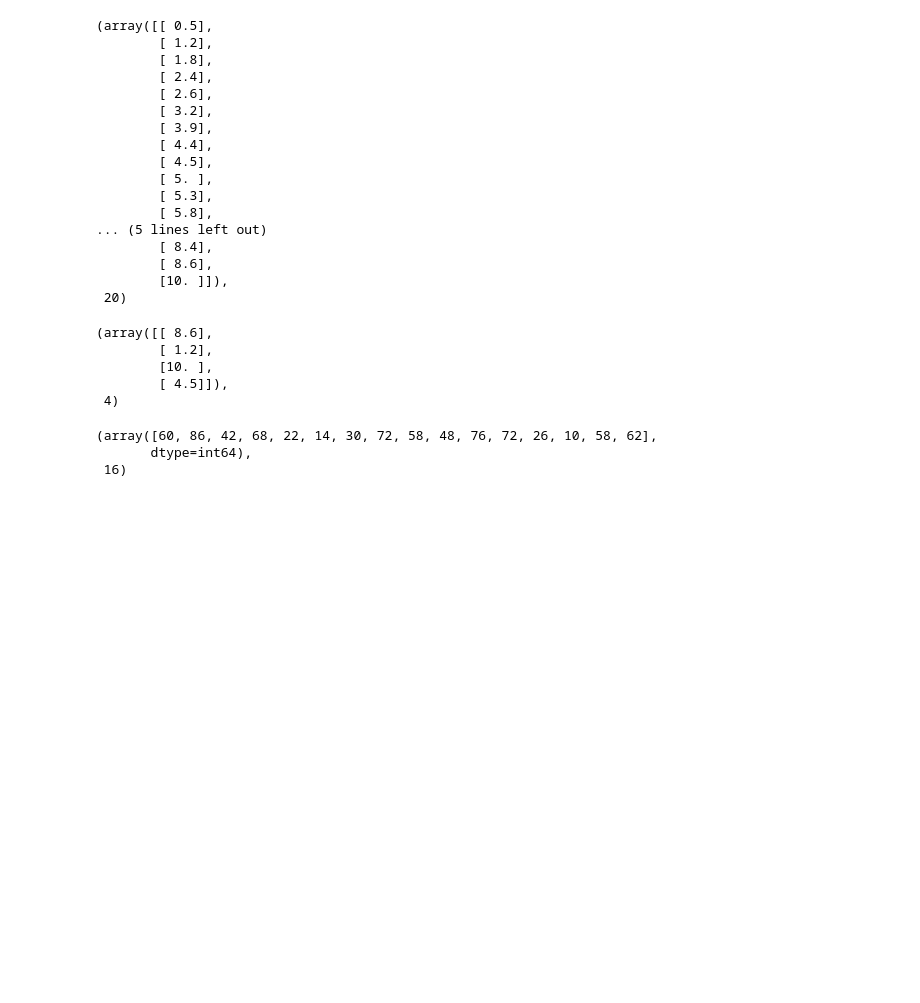
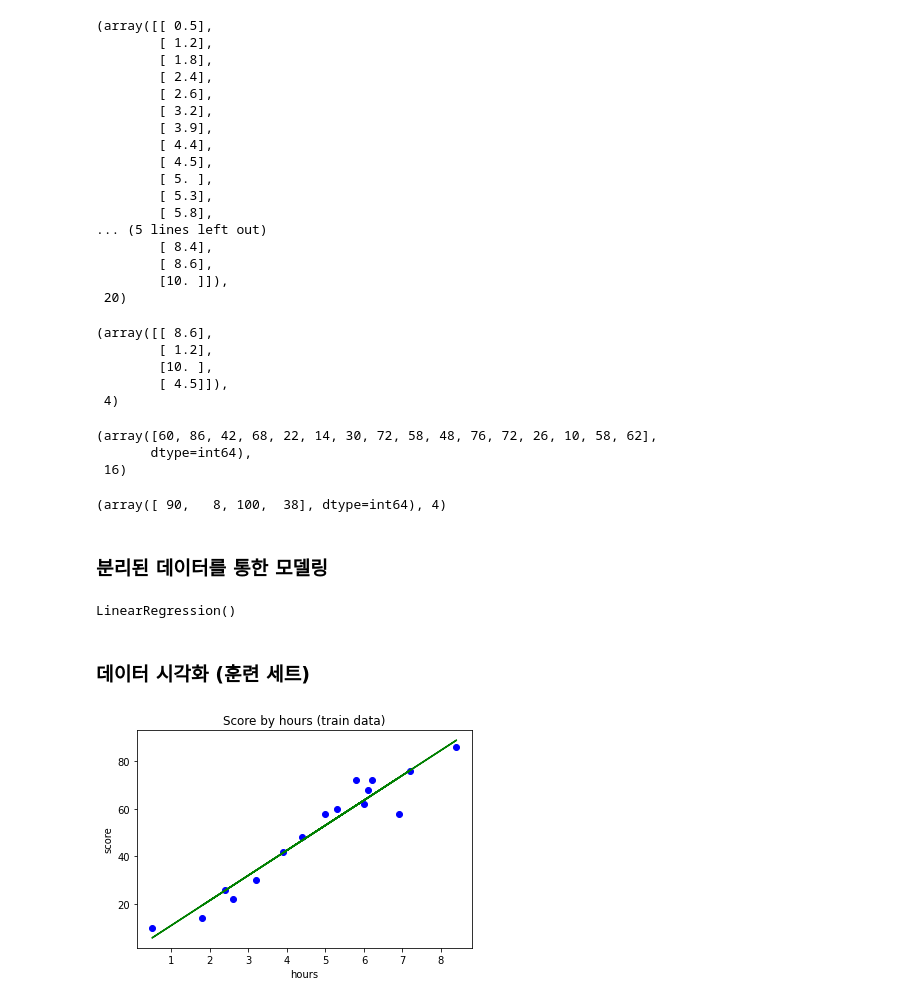
Before and after one commit to omago123/StudyML, a Jupyter notebook: ScikitLearn/01.Linear_Regression.ipynb, the cells around one changed output. Drawn from its saved outputs; the diff is of its cells as text; code cells hidden in the pictures; blank space fills up the shorter version.

```diff
--- a/ScikitLearn/01.Linear_Regression.ipynb
+++ b/ScikitLearn/01.Linear_Regression.ipynb
@@ -114,3 +114,28 @@ y_train, len(y_train) # 훈련 세트 y
 (array([60, 86, 42, 68, 22, 14, 30, 72, 58, 48, 76, 72, 26, 10, 58, 62],
        dtype=int64),
  16)
+# %%
+y_test, len(y_test) # 테스트 세트 y
+# %% [output]
+(array([ 90,   8, 100,  38], dtype=int64), 4)
+# %% [markdown]
+### 분리된 데이터를 통한 모델링
+# %%
+from sklearn.linear_model import LinearRegression
+reg = LinearRegression()
+# %%
+
+reg.fit(X_train, y_train) # 훈련 세트로 학습
+# %% [output]
+LinearRegression()
+# %% [markdown]
+### 데이터 시각화 (훈련 세트)
+# %%
+plt.scatter(X_train, y_train, color='blue') # 산점도
+plt.plot(X_train, reg.predict(X_train), color='green') # 선 그래프
+plt.title('Score by hours (train data)') # 제목
+plt.xlabel('hours') # X 축 이름
+plt.ylabel('score') # Y 축 이름
+plt.show()
+# %% [output]
+[figure, added]
```
Also changed, not shown: parts of 13 cells of this notebook.
